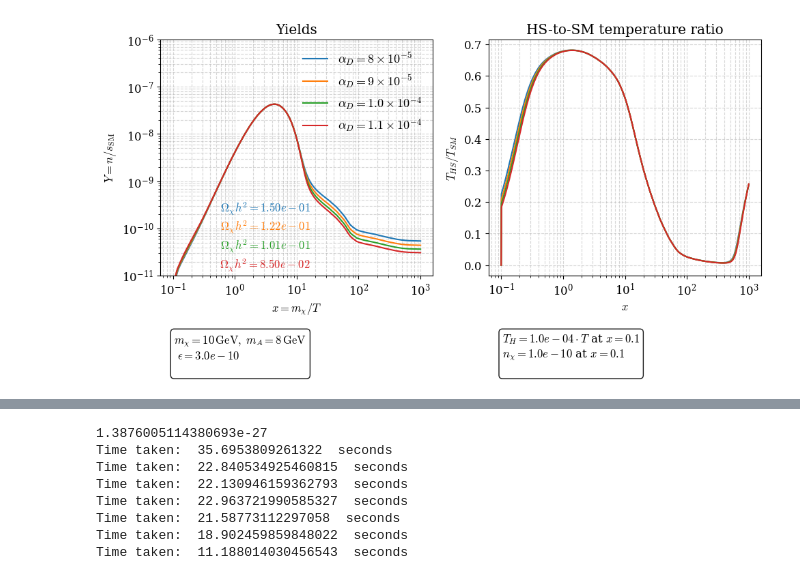
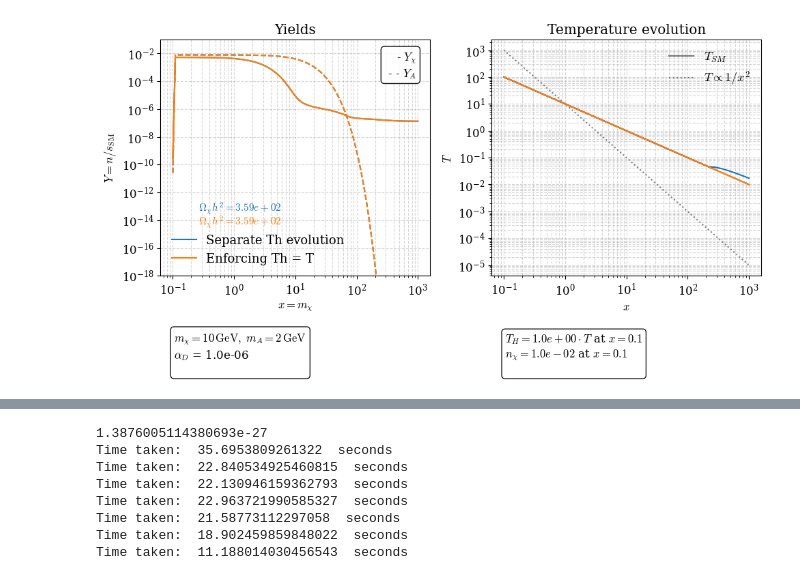
Before and after one commit to charlottemyers/darkphotons, a Jupyter notebook: freeze_in_regime.ipynb, the cells around one changed output, grey strips where cells are left out. Cells and saved outputs as stored; diff of their text form; code cells hidden in the pictures.

```diff
--- a/freeze_in_regime.ipynb
+++ b/freeze_in_regime.ipynb
@@ -54,8 +54,8 @@ Gev2_to_cm3s = 1.0 / cm3s_to_GeV2
 # Set up the system
 # ----------------------------
 
-alpha = 4.18e-10
-epsilon =  3e-9
+alpha = 4.18e-12
+epsilon =   1.4e-7
 mchi = 10 # 0.3
 mA = 8 # 0.3*0.7
 
@@ -76,24 +76,22 @@ params = {
     "epsilon": epsilon,
     "sv_xxee": sv_xxee,
     "sv_xxAA": sv_xxAA,
-    "t_dep": True, #T-dependent gstar
+    "t_dep": False, #T-dependent gstar
     "gamma_Aee": gamma,
     "gchi": gchi,
+    'no_Th_evolution': True,
     "gA": gA}
 
 # start in rel. regime, want to include all time where production may be relevant
-x_i, x_f = 0.1, 1000.0
+x_i, x_f = 0.1, 500.0
 T_i = mchi / x_i
 
-Th_i = 1e-4* T_i  # start very cold
-nchi_i = neq(mchi, Th_i, gchi)
-nA_i  = neq(mA, Th_i, gA)
+Th_i = T_i  # start temp
 
-print(nA_i)
-nchi_i = 1e-14
-nA_i   = 1e-4
+nchi_i = 1e-10
+nA_i   = 1e-10
 # Th_i = T_i * 1e-2
 
 y0 = np.array([nchi_i, nA_i, Th_i])  # initial conditions: n_chi, n_A, Th, H, C_chi, C_A
-xs  = np.geomspace(x_i, x_f, 1000)
+xs  = np.geomspace(x_i, x_f, 500)
 # %% [output]
@@ -332,18 +532,18 @@ sv_xxAA:  2.072835331901314e-27
 palette = plt.get_cmap('tab10')
 
 runs = [
-    {"params": paramsA, "result": resultsA,
-     "label": r"$\alpha_D = 8\times10^{-5}$", "color": palette(0),   "Omega_h2": omegah2A},
-    {"params": paramsB, "result": resultsB,
-     "label": r"$\alpha_D = 9\times10^{-5}$", "color": palette(1),   "Omega_h2": omegah2B},
-    {"params": paramsC, "result": resultsC,
-     "label": r"$\alpha_D = 1.0\times10^{-4}$", "color": palette(2),  "Omega_h2": omegah2C},
-    {"params": paramsD, "result": resultsD,
-        "label": r"$\alpha_D = 1.1\times10^{-4}$", "color": palette(3),  "Omega_h2": omegah2D},
+    {"params": paramsAe, "result": resultsAe,
+     "label": "Separate Th evolution", "color": palette(0)},
+    {"params": paramsBe, "result": resultsBe,
+     "label": "Enforcing Th = T", "color": palette(1)},
+    # {"params": paramsCe, "result": resultsCe,
+    #  "label": r"$\epsilon = 6\times10^{-10}$", "color": palette(2)},
+    # {"params": paramsDe, "result": resultsDe,
+    #     "label": r"$\epsilon = 1.2\times10^{-9}$", "color": palette(3)},
 ]
 
 # --- CONFIG ---
-ylims = (1e-11, 1e-6)
+ylims = (1e-18, 1e-1)
 show_eq = True
 show_param_box_first = True
 show_relic_boxes = True
@@ -371,9 +571,14 @@ for i, run in enumerate(runs):
     # --- Yields (per run) ---
     c = run.get("color", None)
     ax[0].loglog(xs, Ychi, color=c, label=rf"{lbl_run}", ls = "-")
-    #ax[0].loglog(xs, YA,   ls=ls, color=col_A,  label=rf"$Y_A$ ({lbl_run})")
+    if i == 0:
+        ax[0].loglog(xs, YA, ls="--", color=c)
+    else:
+        ax[0].loglog(xs, YA, ls="--", color=c)
 
-    # --- Equilibrium  ---
+
+
+
     if show_eq:
         gchi = params.get("gchi", None)
         gA   = params.get("gA",   None)
@@ -382,28 +587,31 @@ for i, run in enumerate(runs):
         #ax[0].loglog(xs, Ychi_eq, ":",  alpha=0.6, ls = "--", color = 'grey', label = rf"$Y_{{\chi,eq}}$")
         #ax[0].loglog(xs, YA_eq,   ":", color=col_A,  alpha=0.6, label=rf"$Y_A$")
 
-    # --- Per-run relic abundance box (optional) ---
-    if show_relic_boxes and ("Omega_h2" in run):
+    if show_relic_boxes:
         omegah2 = get_relic_abundance(Ychi[-1], mchi)
         relic_text = r"$\Omega_\chi h^2 = {:.2e}$".format(omegah2)
-        y_anchor = 0.32 - 0.08*(i % 6)  # stagger to avoid overlap
+        y_anchor = 0.32 - 0.06*(i % 6)  # stagger to avoid overlap
         ax[0].text(
-            0.55, y_anchor, relic_text,
+            0.45, y_anchor, relic_text,
             transform=ax[0].transAxes, va='top', ha='right', color = c,
             #bbox=dict(boxstyle='round', facecolor='white', alpha=0.9),
-            clip_on=False
+            clip_on=False, fontsize = 11
         )
 
     # --- Temperature ratio ---
-    ax[1].plot(xs, Th/T, ls="-", color=c)
+    ax[1].plot(xs, Th, ls="-", color=c)
+    if i == 0:
+        ax[1].plot(xs, T, ls = "-", color='k', alpha=0.5, label = rf"$T_{{SM}}$")
+        ax[1].plot(xs, mchi/xs**2, ls = ":", color='grey', label = rf"$T \propto 1/x^2$")
 
     if i == 0 and show_param_box_first:
         param_text = (
     r"$m_\chi = %.0f\,\mathrm{GeV},\; m_{A} = %.0f\,\mathrm{GeV}$" "\n"
-    r" $ \epsilon = %.1e$" "\n"
+    #r" $ \epsilon = %.1e$" "\n"
+    r"$\alpha_D$ = %.1e" "\n"
     #r"$\langle\sigma v\rangle_{\chi\chi\to\mathrm{SM}} = %.1e\,\mathrm{cm^3/s},\; "
     #r"\langle\sigma v\rangle_{A A\to\chi\chi} = %.1e\,\mathrm{cm^3/s}$"
-) % (params["mchi"], params["mA"], params["epsilon"])
+) % (params["mchi"], params["mA"], params["alphaD"])
         ax[0].text(
             0.05, -0.42, param_text,
             transform=ax[0].transAxes, va='bottom', ha='left',
@@ -412,37 +620,50 @@ for i, run in enumerate(runs):
         )
 
         ic_param_text = (
     r"$T_H = %.1e \cdot T$ at $x=%.1f$" "\n"
     r"$n_\chi = %.1e$ at $x=%.1f$" "\n"
     ) % (Th[0]/T[0], x[0], nchi[0], x[0])
         ax[1].text(
             0.05, -0.42, ic_param_text,
             transform=ax[1].transAxes, va='bottom', ha='left',
             bbox=dict(boxstyle='round', facecolor='white', alpha=0.9),
             clip_on=False
         )
 
+
+
 # --- Cosmetics ---
 ax[0].set_ylim(*ylims)
-ax[0].set_xlabel(r"$x = m_\chi/T$")
+ax[0].set_xlabel(r"$x = m_\chi$")
 ax[0].set_ylabel(r"$Y = n/s_{\rm SM}$")
 ax[0].set_title("Yields")
 ax[0].grid(True, which='both', ls='--', alpha=0.5)
 
 ax[1].set_xlabel(r"$x$")
-ax[1].set_ylabel(r"$T_{HS}/T_{SM}$")
-ax[1].set_title("HS-to-SM temperature ratio")
+ax[1].set_ylabel(r"$T$")
+ax[1].set_title("Temperature evolution")
 ax[1].grid(True, which='both', ls='--', alpha=0.5)
 
 ax[0].legend(frameon=False, fontsize=13, ncol=1)
 ax[1].legend(frameon=False, fontsize=13, ncol=1)
 ax[1].set_xscale('log')
+ax[1].set_yscale('log')
+
+line_solid = mpl.lines.Line2D([], [], color='k', ls='-')
+line_dashed = mpl.lines.Line2D([], [], color='k', ls='--')
+
+ax[0].text(0.95, 0.95, "- $Y_\\chi$\n - - $Y_A$",
+           transform=ax[0].transAxes,
+        va='top', ha='right',
+        bbox=dict(boxstyle='round', facecolor='white', alpha=0.9),
+        clip_on=False
+    )
 
 
 plt.tight_layout()
 plt.show()
 # %% [output]
-[figure, old version]
+[figure, new version]
 # %%
 ## diagnostics for best run
 
```
Also changed, not shown: parts of 16 cells of this notebook, 5 other files.
